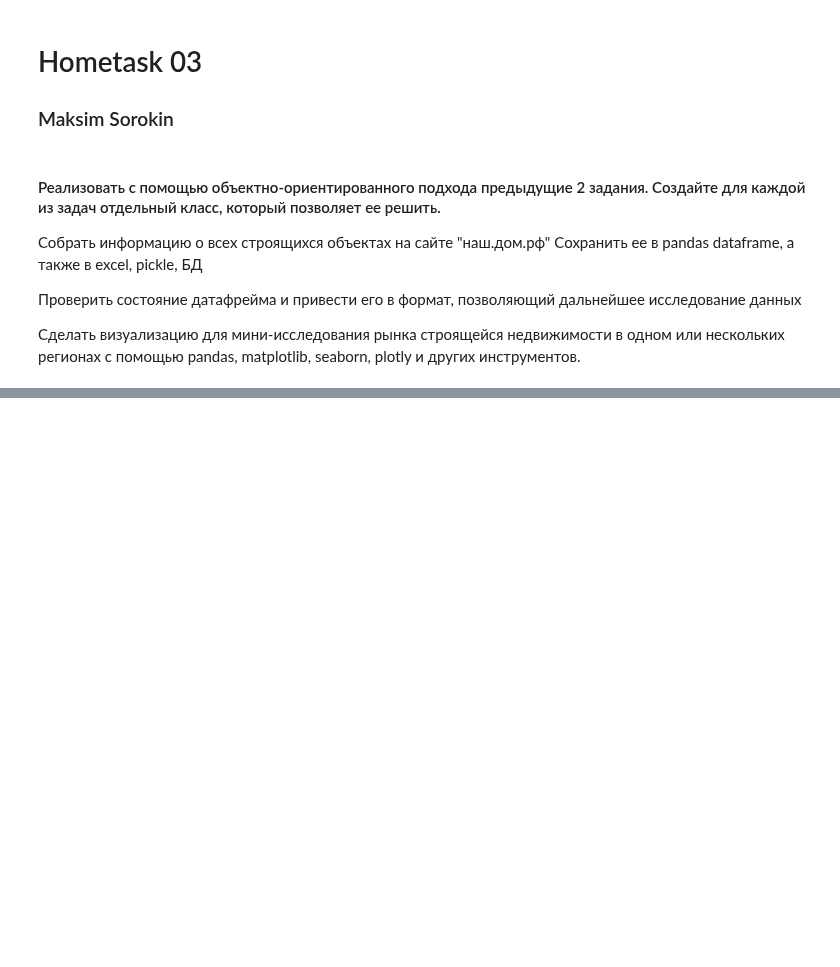
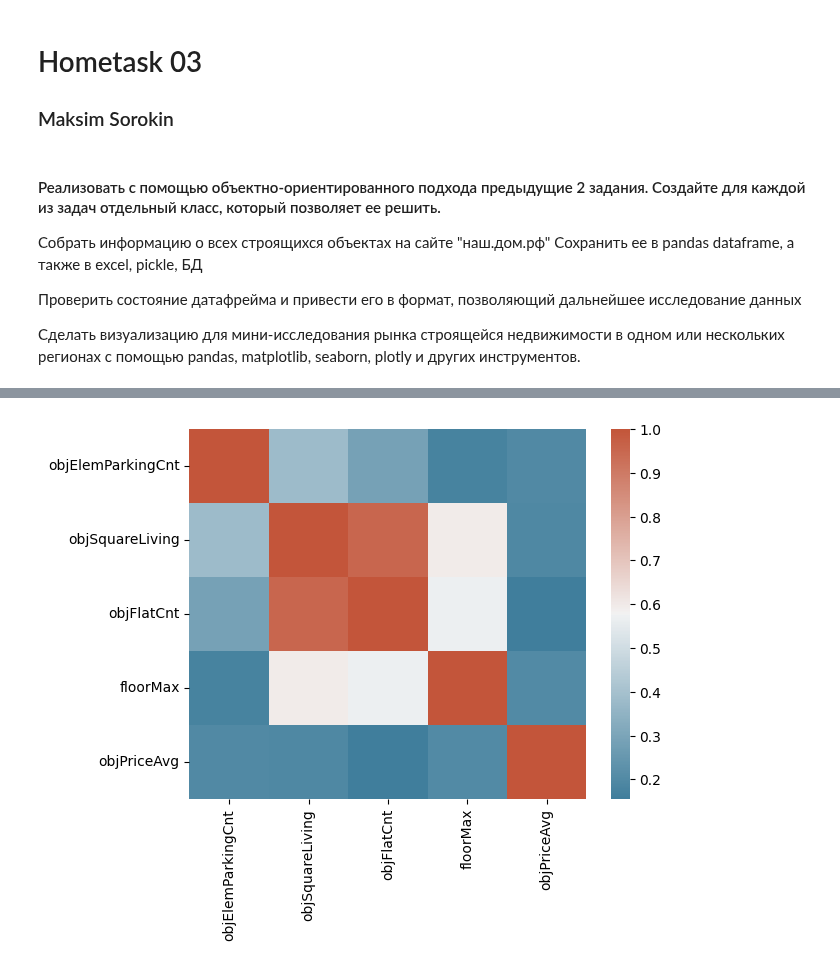
Before and after one commit to maxt/ds-practise, a Jupyter notebook: homework_03.ipynb, the cells around one changed output, grey strips where cells are left out. Saved outputs shown, nothing was run; the diff lists cells and outputs as text; code cells hidden in the pictures; blank space fills up the shorter version.

```diff
--- a/homework_03.ipynb
+++ b/homework_03.ipynb
@@ -125,0 +290,4 @@ dataSaver.save_sql('output_2/dom_objects')
+# %%
+vis.make_heatmap()
+# %% [output]
+[figure, added]
```
Also changed, not shown: parts of 15 cells of this notebook, 2 other files.
